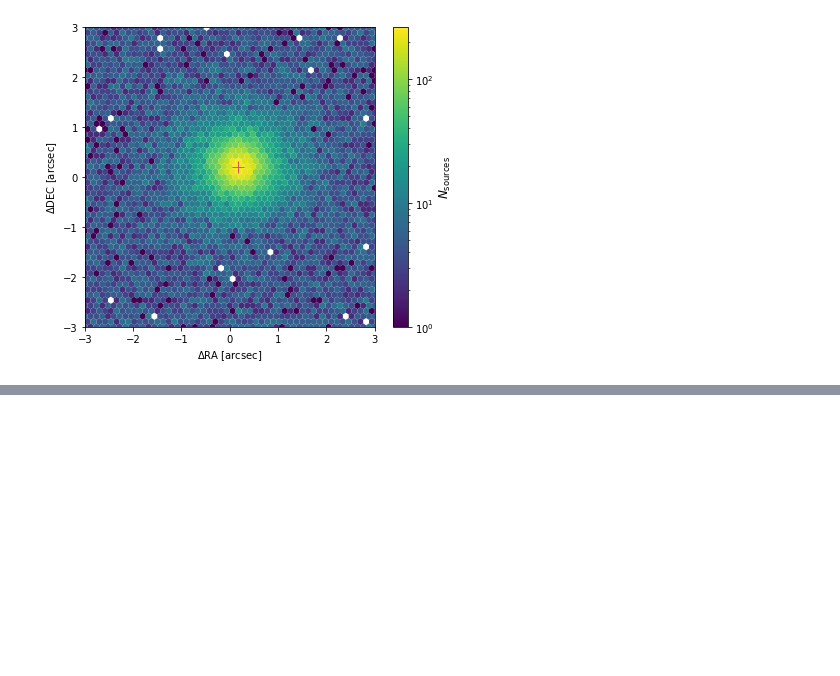
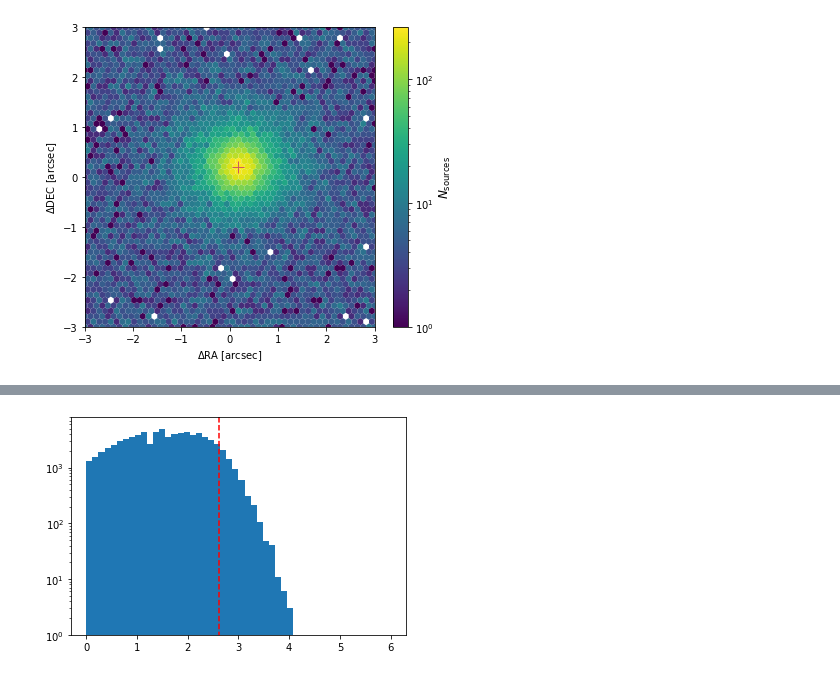
Before and after one commit to orchidss/selection, a Jupyter notebook: Notebooks/oDEEP_Selection_and_Validation.ipynb, the cells around one changed output, grey strips where cells are left out. Drawn from its saved outputs; the diff is of its cells as text; code cells hidden in the pictures; blank space fills up the shorter version.

Commit message:
Updated Deep notebook

```diff
--- a/Notebooks/oDEEP_Selection_and_Validation.ipynb
+++ b/Notebooks/oDEEP_Selection_and_Validation.ipynb
@@ -923,0 +736,32 @@ OLF: Def1 = 0.0131 Def2 = 0.0073
+# %%
+wide_ddf_etc = Table.read('../InputCatalogues/etc_outputs/ORCHIDSSwideDDF_forETC_nosharedtargets_correct_output_ETC2024-05-20_08 29 42.fits')
+wide_mfs_etc = Table.read('../InputCatalogues/etc_outputs/ORCHIDSSwideMFS_forETC_nosharedtargets_correct_output_ETC2024-05-20_08 20 48.fits')
+
+tmin = [21, 16.86, 7.86]
+tmax_deep = [420, 532, 935]
+tmax_wide = [180, 225, 384]
+
+from astropy.table import vstack
+wd_deep_etc = vstack([wd02_etcm[xmm_orchidss_selection],
+                      wd03_etcm[cdfs_orchidss_selection],
+                      wd10_etcm[cos_orchidss_selection]])
+
+for i, sb in enumerate(['Dark', 'Gray', 'Bright']):
+
+    print(f"{sb} time:")
+    wide_ddf_sos = np.clip(wide_ddf_etc[f'TEXP_{sb[0]}'], tmin[i], tmax_wide[i]).sum() / 60
+    wide_mfs_sos = np.clip(wide_mfs_etc[f'TEXP_{sb[0]}'], tmin[i], tmax_wide[i]).sum() / 60
+
+    wd02_sos = np.clip(wd02_etcm[f'TEXP_{sb[0]}'][xmm_orchidss_selection], tmin[i], tmax_deep[i]).sum() / 60
+    wd03_sos = np.clip(wd03_etcm[f'TEXP_{sb[0]}'][cdfs_orchidss_selection], tmin[i], tmax_deep[i]).sum() / 60
+    wd10_sos = np.clip(wd10_etcm[f'TEXP_{sb[0]}'][cos_orchidss_selection], tmin[i], tmax_deep[i]).sum() / 60
+
+    n_deep = len(wd_deep_etc)
+    n_wide = len(wide_ddf_etc)+len(wide_mfs_etc)
+
+    print(f"Deep SoS (N={n_deep}): {(wd02_sos + wd03_sos + wd10_sos)*0.85:.0f} fhr")
+    print(f"Wide SoS (N={n_wide}): {(wide_ddf_sos + wide_mfs_sos)*0.85:.0f} fhr")
+
+    total_sos = np.around(wd02_sos + wd03_sos + wd10_sos + wide_ddf_sos + wide_mfs_sos, 0)
+
+    print(f"Total estimated SoS {0.85 * total_sos:.0f} fhr (excluding shared targets)\n")
@@ -923,0 +798,7 @@ OLF: Def1 = 0.0131 Def2 = 0.0073
+# %%
+plt.hist(np.log10(wd_deep_etc['TEXP_D']), range=(0, 6), bins=50)
+plt.vlines(np.log10(420), 8000, 0.1, color='r', ls='--')
+plt.ylim([1, 8000])
+plt.yscale('log')
+# %% [output]
+[figure, added]
```
Also changed, not shown: parts of 36 cells of this notebook, 6 other files.
